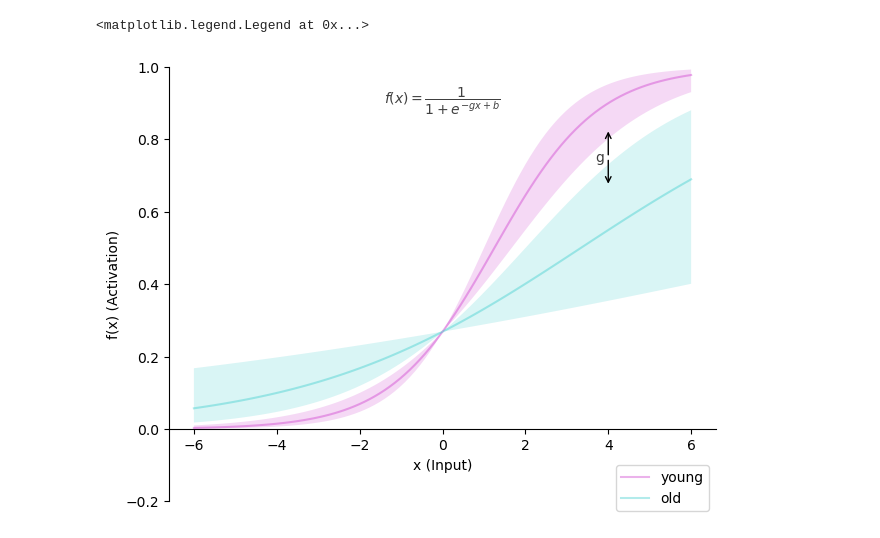
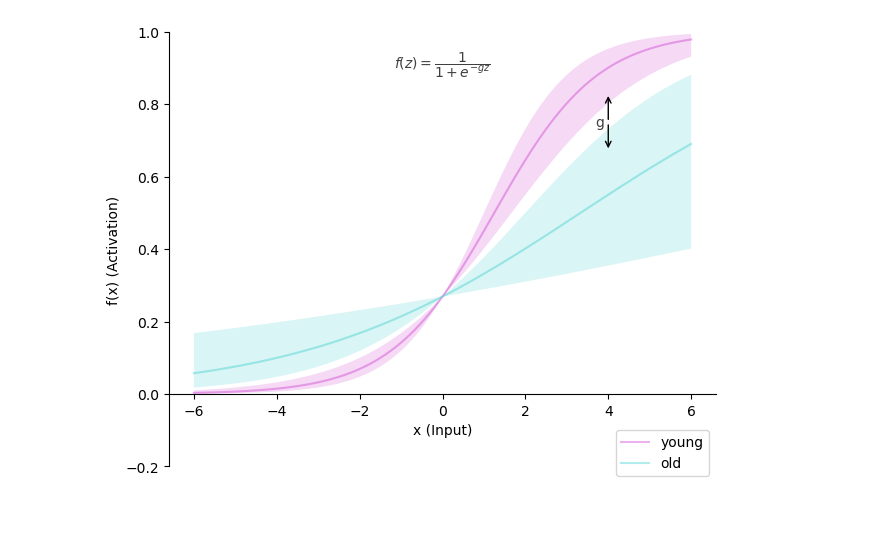
Before and after one commit to christiangoelz/dissertation, a Jupyter notebook: figure_codes/figure1_1.ipynb, the cells around one changed output. Cells and saved outputs as stored; diff of their text form; code cells hidden in the pictures.

```diff
--- a/figure_codes/figure1_1.ipynb
+++ b/figure_codes/figure1_1.ipynb
@@ -17,33 +17,33 @@ g_young = [0.6, 0.8, 1]
 young_min = sigmoid(x, g_young[0])
 young_mean = sigmoid(x, g_young[1])
 young_max = sigmoid(x, g_young[2])
 old_min = sigmoid(x, g_old[0])
 old_mean = sigmoid(x, g_old[1])
 old_max = sigmoid(x, g_old[2])
 
 # Plot the sigmoid function with the slope parameter
 sigmoid(0, g_young[0])
 
 fig, ax = plt.subplots(tight_layout=True)
 ax.plot(x, young_mean, color = 'm', alpha=.3, label='young')
 ax.fill_between(x, young_min, young_max, facecolor='m', alpha = .15, interpolate=True)
 ax.plot(x, old_mean, color = 'c', alpha=.3, label='old')
 ax.fill_between(x, old_min, old_max, facecolor='c', alpha = .15, interpolate=True)
 ax.spines['bottom'].set_position(('data', 0))
 ax.spines['right'].set_color('none')
 ax.spines['top'].set_color('none')
 ax.xaxis.set_ticks_position('bottom')
 ax.yaxis.set_ticks_position('left')
 ax.set_ylabel('f(x) (Activation)')
 ax.set_xlabel('x (Input)')
 ax.set_ylim([-.2,1])
-ax.text(x=0,y=0.9,s=r'$f(x) =  \dfrac{1}{1 + e^{-gx+b}}$', alpha=.75, horizontalalignment='center')
+ax.text(x=0,y=0.9,s=r'$f(z) =  \dfrac{1}{1 + e^{-gz}}$', alpha=.75, horizontalalignment='center')
 ax.text(x=3.8,y=0.75,s='g', alpha=.75, horizontalalignment='center',verticalalignment='center')
 ax.annotate("", xy=(4, 0.83), xytext=(4, 0.75),
             arrowprops=dict(arrowstyle="->"))
 ax.annotate("", xy=(4, 0.67), xytext=(4, 0.75),
             arrowprops=dict(arrowstyle="->"))
 ax.legend(loc='upper right', bbox_to_anchor=(1, 0.1))
+fig.savefig('../figures/dedifferentiation1.svg')
 # %% [output]
-<matplotlib.legend.Legend at 0x...>
-[figure, old version]
+[figure, new version]
```
Also changed, not shown: parts of 2 cells of this notebook, 4 other files.
